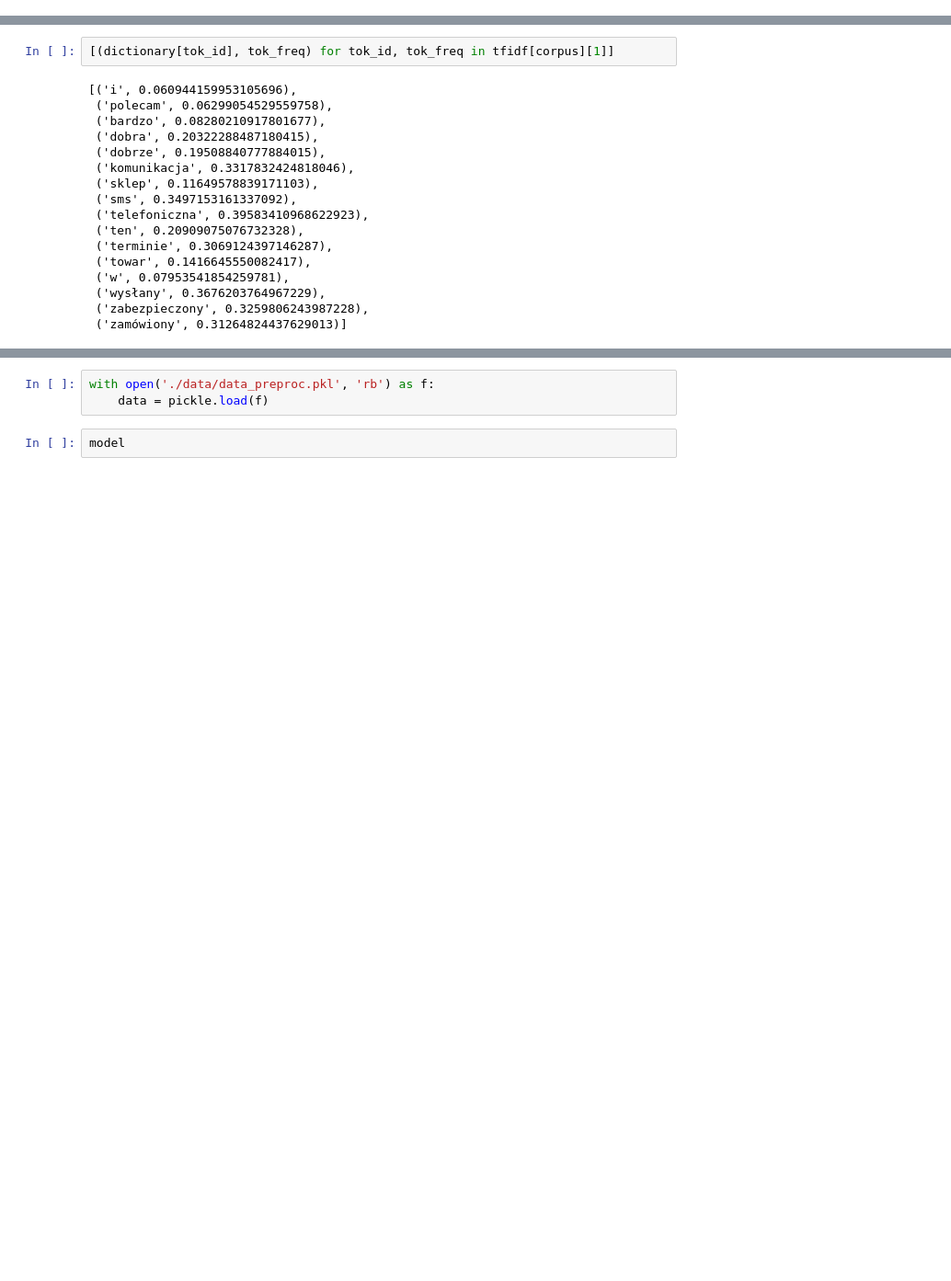
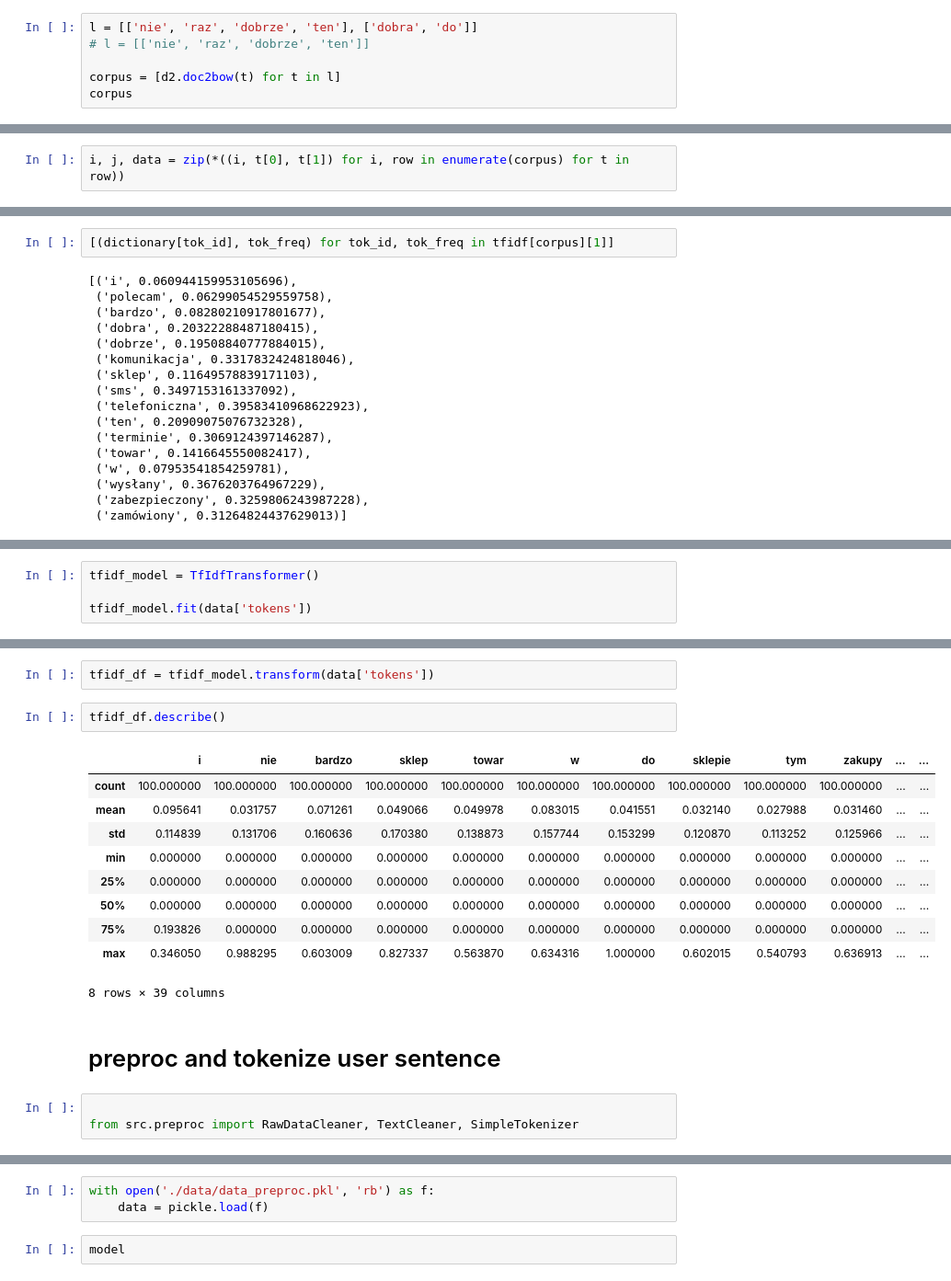
Before and after one commit to mbronis/gensim, a Jupyter notebook: gensim.ipynb, the cells around one changed output, grey strips where cells are left out. Shown at 92% size. Drawn from its saved outputs; the diff is of its cells as text; blank space fills up the shorter version.

Commit message:
add TfIdfTransformer

```diff
--- a/gensim.ipynb
+++ b/gensim.ipynb
@@ -236,0 +356,6 @@ unique tokens count: 260521
+# %%
+l = [['nie', 'raz', 'dobrze', 'ten'], ['dobra', 'do']]
+# l = [['nie', 'raz', 'dobrze', 'ten']]
+
+corpus = [d2.doc2bow(t) for t in l]
+corpus
@@ -236,0 +364,2 @@ unique tokens count: 260521
+# %%
+i, j, data = zip(*((i, t[0], t[1]) for i, row in enumerate(corpus) for t in row))
@@ -301,0 +513,4 @@ tokenizer.tokenize('a co tam!')
+# %%
+tfidf_model = TfIdfTransformer()
+
+tfidf_model.fit(data['tokens'])
@@ -301,0 +536,20 @@ tokenizer.tokenize('a co tam!')
+# %%
+tfidf_df = tfidf_model.transform(data['tokens'])
+# %%
+tfidf_df.describe()
+# %% [output]
+|  | i | nie | bardzo | sklep | towar | w | do | sklepie | tym | zakupy | ... | ... |
+| count | 100.000000 | 100.000000 | 100.000000 | 100.000000 | 100.000000 | 100.000000 | 100.000000 | 100.000000 | 100.000000 | 100.000000 | ... | ... |
+| mean | 0.095641 | 0.031757 | 0.071261 | 0.049066 | 0.049978 | 0.083015 | 0.041551 | 0.032140 | 0.027988 | 0.031460 | ... | ... |
+| std | 0.114839 | 0.131706 | 0.160636 | 0.170380 | 0.138873 | 0.157744 | 0.153299 | 0.120870 | 0.113252 | 0.125966 | ... | ... |
+| min | 0.000000 | 0.000000 | 0.000000 | 0.000000 | 0.000000 | 0.000000 | 0.000000 | 0.000000 | 0.000000 | 0.000000 | ... | ... |
+| 25% | 0.000000 | 0.000000 | 0.000000 | 0.000000 | 0.000000 | 0.000000 | 0.000000 | 0.000000 | 0.000000 | 0.000000 | ... | ... |
+| 50% | 0.000000 | 0.000000 | 0.000000 | 0.000000 | 0.000000 | 0.000000 | 0.000000 | 0.000000 | 0.000000 | 0.000000 | ... | ... |
+| 75% | 0.193826 | 0.000000 | 0.000000 | 0.000000 | 0.000000 | 0.000000 | 0.000000 | 0.000000 | 0.000000 | 0.000000 | ... | ... |
+| max | 0.346050 | 0.988295 | 0.603009 | 0.827337 | 0.563870 | 0.634316 | 1.000000 | 0.602015 | 0.540793 | 0.636913 | ... | ... |
+8 rows × 39 columns
+# %% [markdown]
+# preproc and tokenize user sentence
+# %%
+
+from src.preproc import RawDataCleaner, TextCleaner, SimpleTokenizer
```
Also changed, not shown: parts of 74 cells of this notebook, 3 other files.
